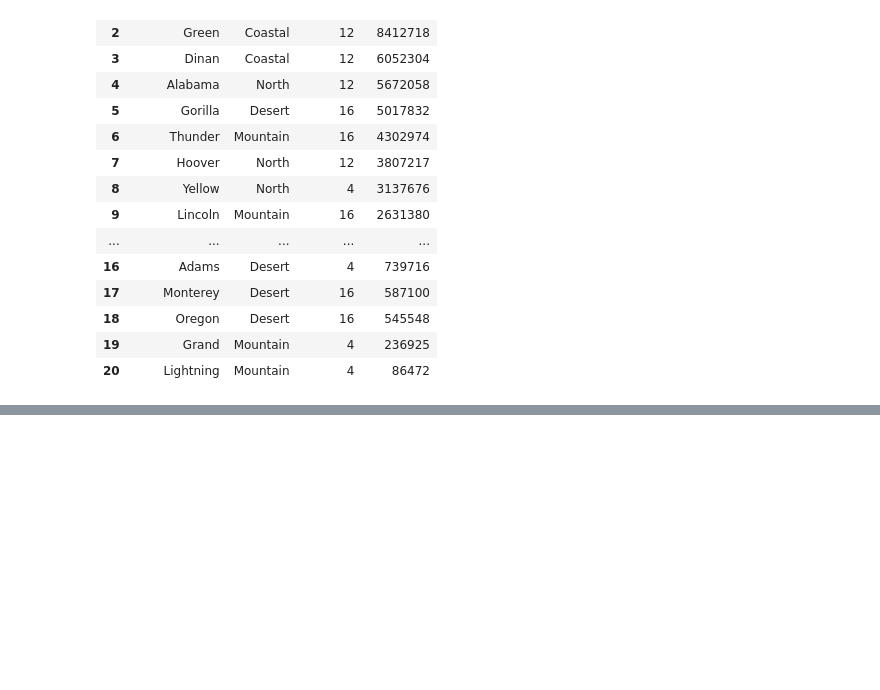
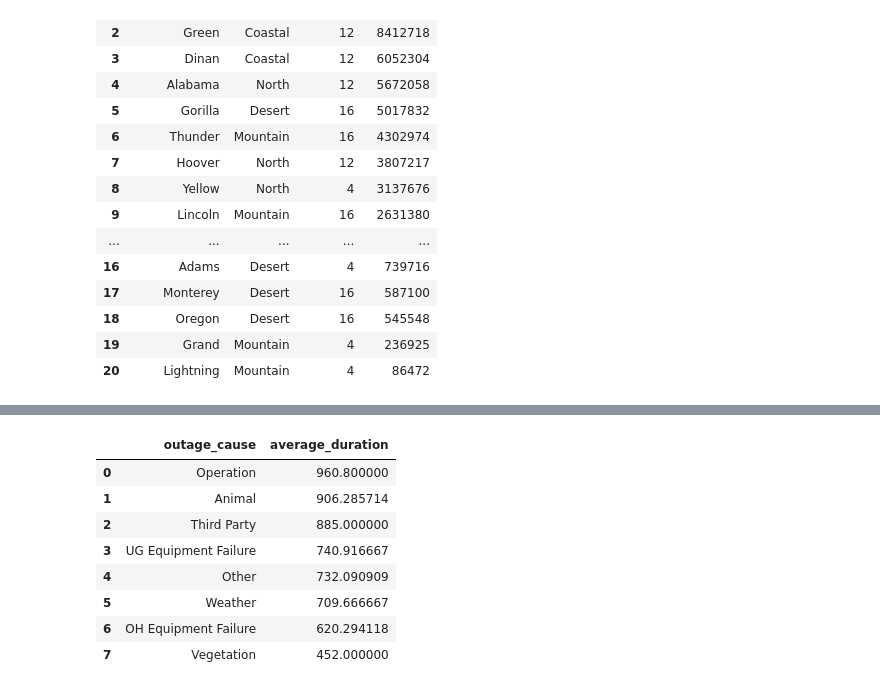
Before and after one commit to GerardoG2/ITC-2025, a Jupyter notebook: circuit-outage-analysis.ipynb, the cells around one changed output, grey strips where cells are left out. Cells and saved outputs as stored; diff of their text form; code cells hidden in the pictures; blank space fills up the shorter version.

```diff
--- a/circuit-outage-analysis.ipynb
+++ b/circuit-outage-analysis.ipynb
@@ -342,3 +335,24 @@ outage_cause_avg_duration = (
 | 5 | Weather | 709.666667 |
 | 6 | OH Equipment Failure | 620.294118 |
 | 7 | Vegetation | 452.000000 |
+# %%
+#  Outage Cause Average Duration - 2024
+outage_cause_avg_duration = (
+    merged
+    .groupby('outage_cause')['outage_duration']
+    .mean()
+    .reset_index(name='average_duration')
+    .sort_values(by='average_duration', ascending = False)
+    .reset_index(drop=True)
+)
+outage_cause_avg_duration
+# %% [output]
+|  | outage_cause | average_duration |
+| 0 | Operation | 960.800000 |
+| 1 | Animal | 906.285714 |
+| 2 | Third Party | 885.000000 |
+| 3 | UG Equipment Failure | 740.916667 |
+| 4 | Other | 732.090909 |
+| 5 | Weather | 709.666667 |
+| 6 | OH Equipment Failure | 620.294118 |
+| 7 | Vegetation | 452.000000 |
```
Also changed, not shown: parts of 20 cells of this notebook.
